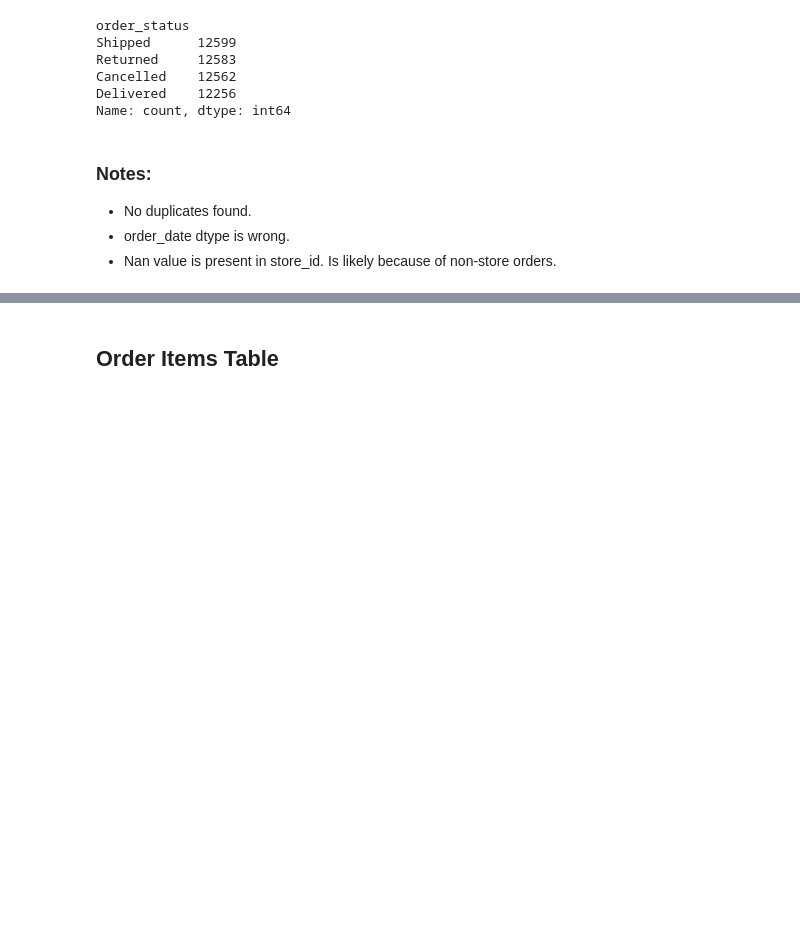
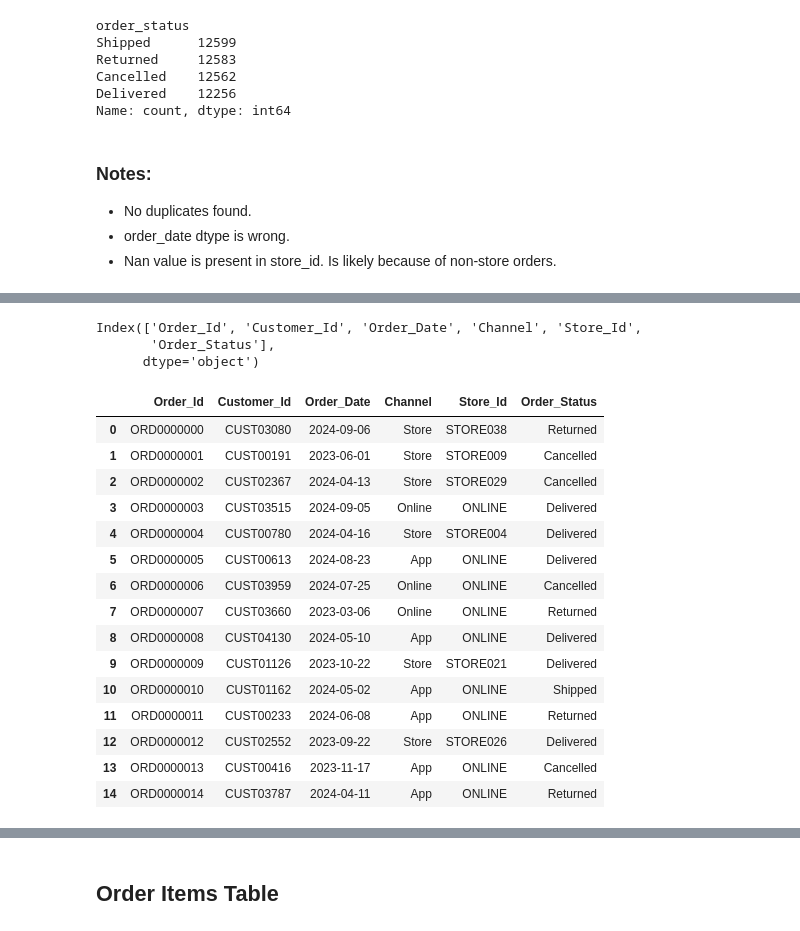
Before and after one commit to Devi27-create/Omnichannel-Retail-Sales-and-Inventory-Analytics, a Jupyter notebook: Omnichannel_retail_sales_and_inventory.ipynb, the cells around one changed output, grey strips where cells are left out. Drawn from its saved outputs; the diff is of its cells as text; code cells hidden in the pictures; blank space fills up the shorter version.

```diff
--- a/Omnichannel_retail_sales_and_inventory.ipynb
+++ b/Omnichannel_retail_sales_and_inventory.ipynb
@@ -188,3 +211,6 @@ Name: count, dtype: int64
 - No duplicates found.
 - order_date dtype is wrong.
 - Nan value is present in store_id. Is likely because of non-store orders.
+# %%
+ord['Order_Date'] = pd.to_datetime(ord['Order_Date'], errors='coerce')
+ord.info()
@@ -190,0 +231,27 @@ Name: count, dtype: int64
+# %%
+print(ord.columns)
+# %% [output]
+Index(['Order_Id', 'Customer_Id', 'Order_Date', 'Channel', 'Store_Id',
+       'Order_Status'],
+      dtype='object')
+# %%
+mask = (ord['Channel'].isin(['Online', 'App'])) & (ord['Store_Id'].isna())
+ord.loc[mask, 'Store_Id'] = 'ONLINE'
+ord.head(15)
+# %% [output]
+|  | Order_Id | Customer_Id | Order_Date | Channel | Store_Id | Order_Status |
+| 0 | ORD0000000 | CUST03080 | 2024-09-06 | Store | STORE038 | Returned |
+| 1 | ORD0000001 | CUST00191 | 2023-06-01 | Store | STORE009 | Cancelled |
+| 2 | ORD0000002 | CUST02367 | 2024-04-13 | Store | STORE029 | Cancelled |
+| 3 | ORD0000003 | CUST03515 | 2024-09-05 | Online | ONLINE | Delivered |
+| 4 | ORD0000004 | CUST00780 | 2024-04-16 | Store | STORE004 | Delivered |
+| 5 | ORD0000005 | CUST00613 | 2024-08-23 | App | ONLINE | Delivered |
+| 6 | ORD0000006 | CUST03959 | 2024-07-25 | Online | ONLINE | Cancelled |
+| 7 | ORD0000007 | CUST03660 | 2023-03-06 | Online | ONLINE | Returned |
+| 8 | ORD0000008 | CUST04130 | 2024-05-10 | App | ONLINE | Delivered |
+| 9 | ORD0000009 | CUST01126 | 2023-10-22 | Store | STORE021 | Delivered |
+| 10 | ORD0000010 | CUST01162 | 2024-05-02 | App | ONLINE | Shipped |
+| 11 | ORD0000011 | CUST00233 | 2024-06-08 | App | ONLINE | Returned |
+| 12 | ORD0000012 | CUST02552 | 2023-09-22 | Store | STORE026 | Delivered |
+| 13 | ORD0000013 | CUST00416 | 2023-11-17 | App | ONLINE | Cancelled |
+| 14 | ORD0000014 | CUST03787 | 2024-04-11 | App | ONLINE | Returned |
```
Also changed, not shown: parts of 17 cells of this notebook.
